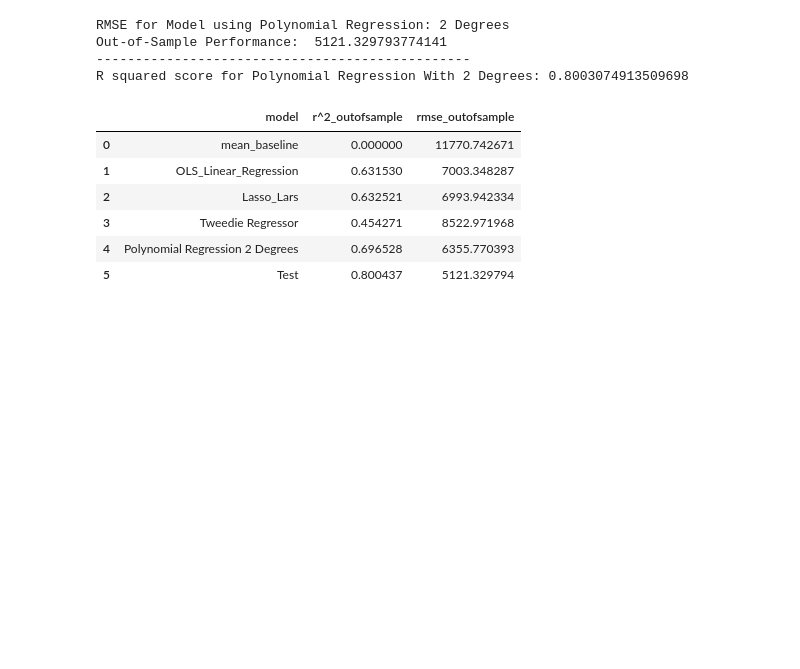
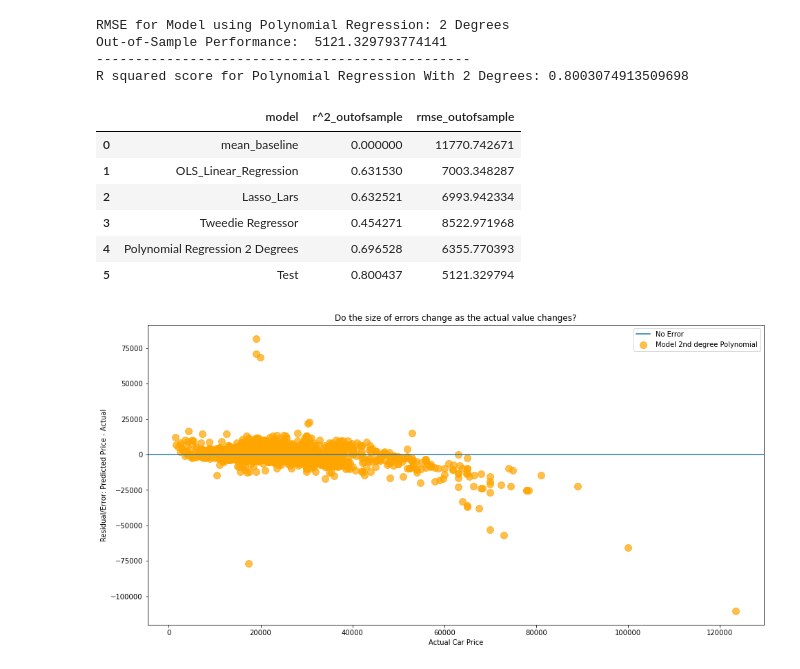
Before and after one commit to ForrestMccrosky/Predicting_bmw_prices, a Jupyter notebook: Final_Report_BMW.ipynb, the cells around one changed output. Saved outputs shown, nothing was run; the diff lists cells and outputs as text; code cells hidden in the pictures; blank space fills up the shorter version.

```diff
--- a/Final_Report_BMW.ipynb
+++ b/Final_Report_BMW.ipynb
@@ -601,3 +642,19 @@ metrics_df ## previewing scores
 | 3 | Tweedie Regressor | 0.454271 | 8522.971968 |
 | 4 | Polynomial Regression 2 Degrees | 0.696528 | 6355.770393 |
 | 5 | Test | 0.800437 | 5121.329794 |
+# %%
+# plot the residuals for the best performing model
+
+plt.figure(figsize=(16,8))
+plt.axhline(label="No Error")
+
+plt.scatter(y_validate.price, y_validate.price_pred_pm - y_validate.price,
+            alpha=.7, color="orange", s=100, label="Model 2nd degree Polynomial")
+plt.legend()
+plt.xlabel("Actual Car Price")
+plt.ylabel("Residual/Error: Predicted Price - Actual")
+plt.title("Do the size of errors change as the actual value changes?")
+
+plt.show()
+# %% [output]
+[figure, added]
```
Also changed, not shown: parts of 4 cells of this notebook.
